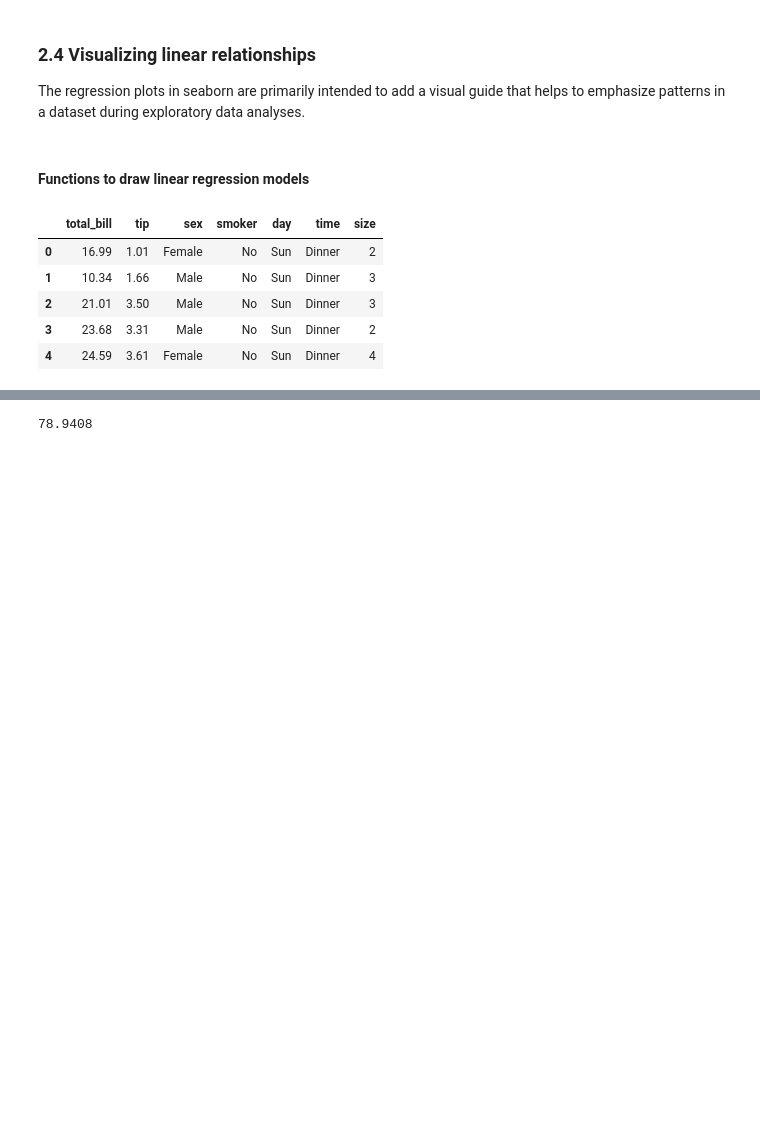
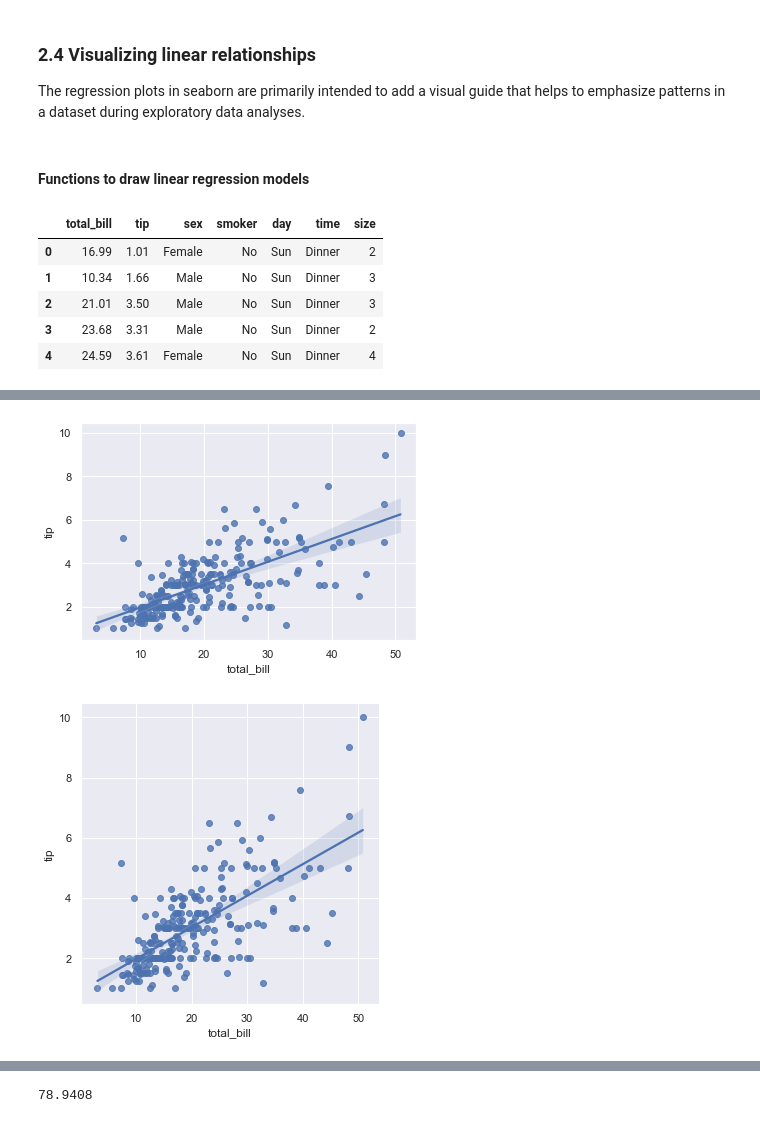
Before and after one commit to benedictau1993/ML_cookbook, a Jupyter notebook: data_mining_notes.ipynb, the cells around one changed output, grey strips where cells are left out. Cells and saved outputs as stored; diff of their text form; code cells hidden in the pictures; blank space fills up the shorter version.

```diff
--- a/data_mining_notes.ipynb
+++ b/data_mining_notes.ipynb
@@ -460,0 +481,6 @@ tips.head()
+# %%
+sns.regplot(x="total_bill", y="tip", data=tips);
+sns.lmplot(x="total_bill", y="tip", data=tips);
+# %% [output]
+[figure, added]
+[figure, added]
```
Also changed, not shown: parts of 129 cells of this notebook.
